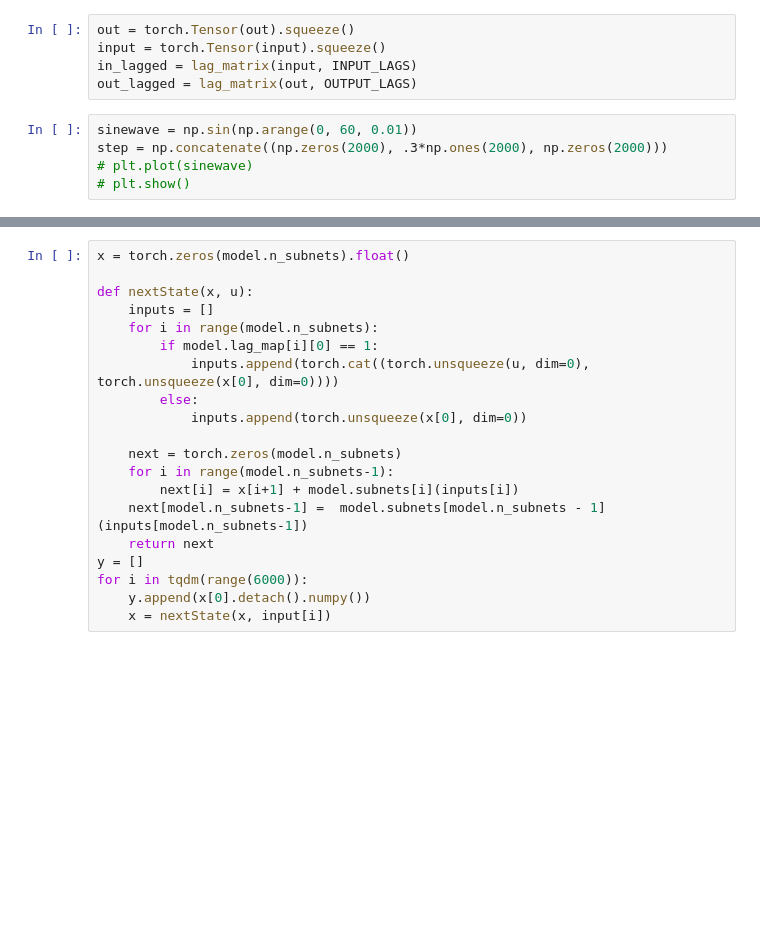
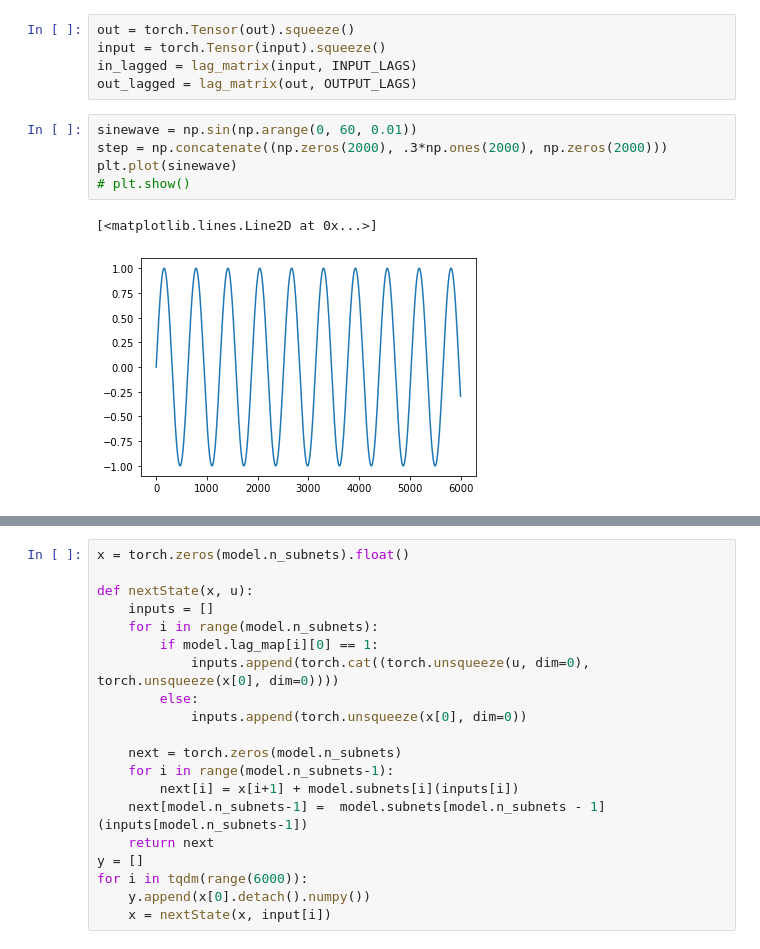
Before and after one commit to jubra97/Projektmodul, a Jupyter notebook: Valentin macht alles neu/unified/anarx_feedback_linearization.ipynb, the cells around one changed output, grey strips where cells are left out. Saved outputs shown, nothing was run; the diff lists cells and outputs as text; blank space fills up the shorter version.

```diff
--- a/Valentin macht alles neu/unified/anarx_feedback_linearization.ipynb
+++ b/Valentin macht alles neu/unified/anarx_feedback_linearization.ipynb
@@ -27,6 +28,9 @@ out_lagged = lag_matrix(out, OUTPUT_LAGS)
 # %%
 sinewave = np.sin(np.arange(0, 60, 0.01))
 step = np.concatenate((np.zeros(2000), .3*np.ones(2000), np.zeros(2000)))
-# plt.plot(sinewave)
+plt.plot(sinewave)
 # plt.show()
+# %% [output]
+[<matplotlib.lines.Line2D at 0x...>]
+[figure, added]
 # %%
```
Also changed, not shown: parts of 11 cells of this notebook, 5 other files.
